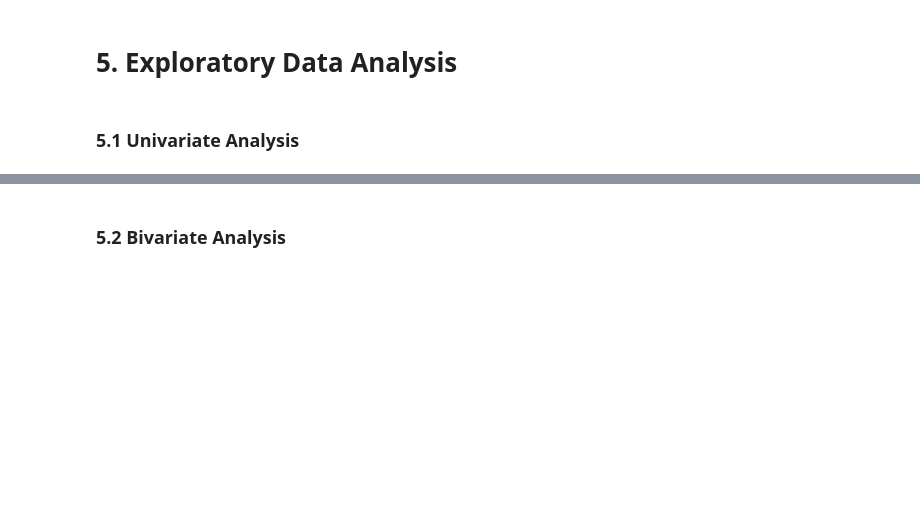
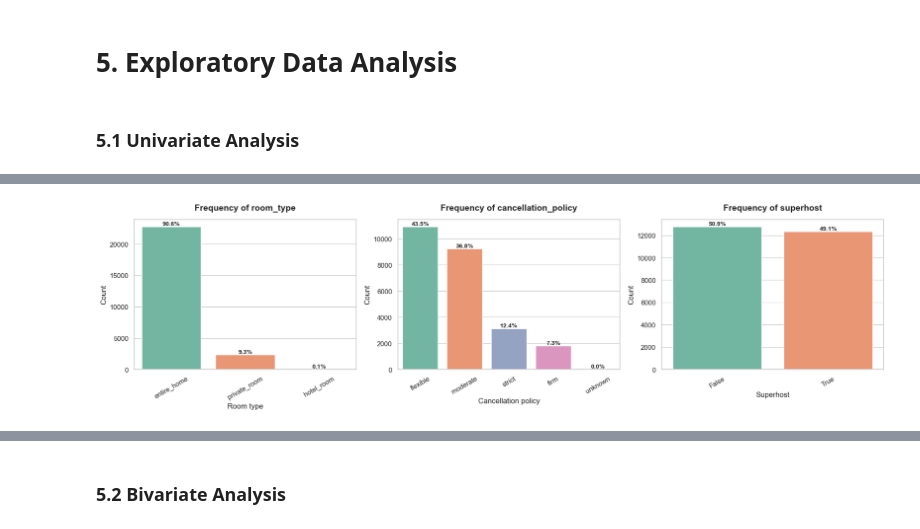
Before and after one commit to ENGMAUKA/Nairobi_AirBNB_Capstone_Project, a Jupyter notebook: AirBnB.ipynb, the cells around one changed output, grey strips where cells are left out. Cells and saved outputs as stored; diff of their text form; code cells hidden in the pictures; blank space fills up the shorter version.

```diff
--- a/AirBnB.ipynb
+++ b/AirBnB.ipynb
@@ -542,0 +537,35 @@ for col in cat_cols:
+# %%
+cat_cols = ["room_type", "cancellation_policy", "superhost"]
+
+for i in range(0, len(cat_cols), 3):
+    cols_subset = cat_cols[i:i+3]
+    fig, axes = plt.subplots(1, len(cols_subset), figsize=(6*len(cols_subset), 5))
+
+    if len(cols_subset) == 1:
+        axes = [axes]
+
+    for ax, col in zip(axes, cols_subset):
+        sns.countplot(
+            data=master_df,
+            x=col,
+            order=master_df[col].value_counts().index,
+            palette="Set2",
+            ax=ax
+        )
+
+        total = len(master_df[col])
+        for p in ax.patches:
+            percentage = f"{100 * p.get_height() / total:.1f}%"
+            ax.annotate(percentage,
+                        (p.get_x() + p.get_width() / 2., p.get_height()),
+                        ha='center', va='bottom', fontsize=10, fontweight="bold")
+
+        ax.set_title(f"Frequency of {col}", fontsize=14, fontweight="bold", pad=15)
+        ax.set_xlabel(col.replace("_", " ").capitalize(), fontsize=12)
+        ax.set_ylabel("Count", fontsize=12)
+        ax.tick_params(axis='x', rotation=30)
+
+    plt.tight_layout()
+    plt.show()
+# %% [output]
+[figure, added]
```
Also changed, not shown: parts of 18 cells of this notebook.
